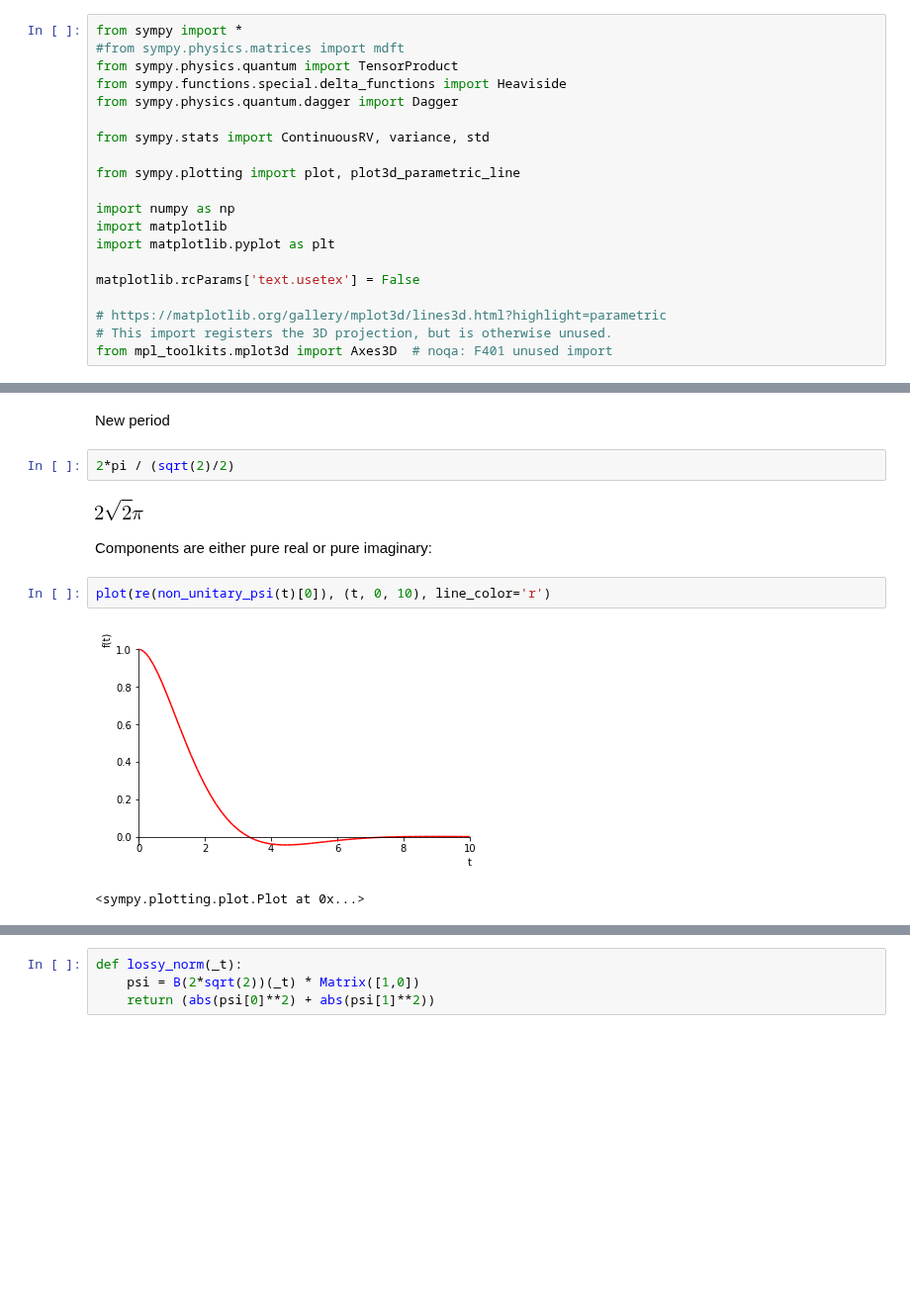
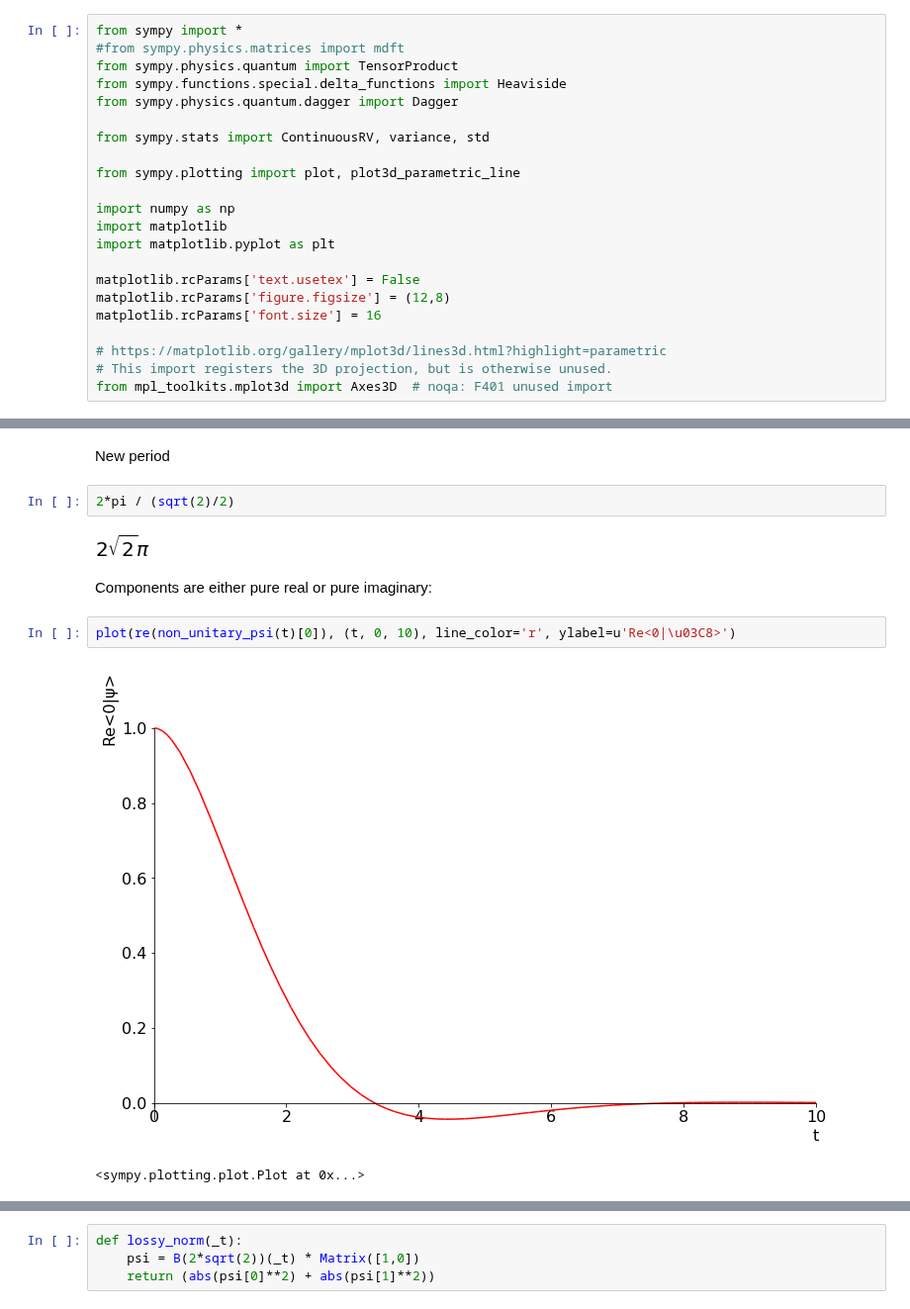
Before and after one commit to gderosa/timeq, a Jupyter notebook: comp/jupyter/detect.ipynb, the cells around one changed output, grey strips where cells are left out. Shown at 99% size. Cells and saved outputs as stored; diff of their text form; blank space fills up the shorter version.

```diff
--- a/comp/jupyter/detect.ipynb
+++ b/comp/jupyter/detect.ipynb
@@ -16,6 +16,8 @@ import matplotlib
 import matplotlib.pyplot as plt
 
 matplotlib.rcParams['text.usetex'] = False
+matplotlib.rcParams['figure.figsize'] = (12,8)
+matplotlib.rcParams['font.size'] = 16
 
 # https://matplotlib.org/gallery/mplot3d/lines3d.html?highlight=parametric
 # This import registers the 3D projection, but is otherwise unused.
@@ -81,12 +83,12 @@ New period
 # %%
 2*pi / (sqrt(2)/2)
 # %% [output]
-[figure, old version]
+[figure, new version]
 # %% [markdown]
 Components are either pure real or pure imaginary:
 # %%
-plot(re(non_unitary_psi(t)[0]), (t, 0, 10), line_color='r')
+plot(re(non_unitary_psi(t)[0]), (t, 0, 10), line_color='r', ylabel=u'Re<0|\u03C8>')
 # %% [output]
-[figure, old version]
+[figure, new version]
 <sympy.plotting.plot.Plot at 0x...>
 # %%
```
Also changed, not shown: parts of 42 cells of this notebook, 5 other files.
